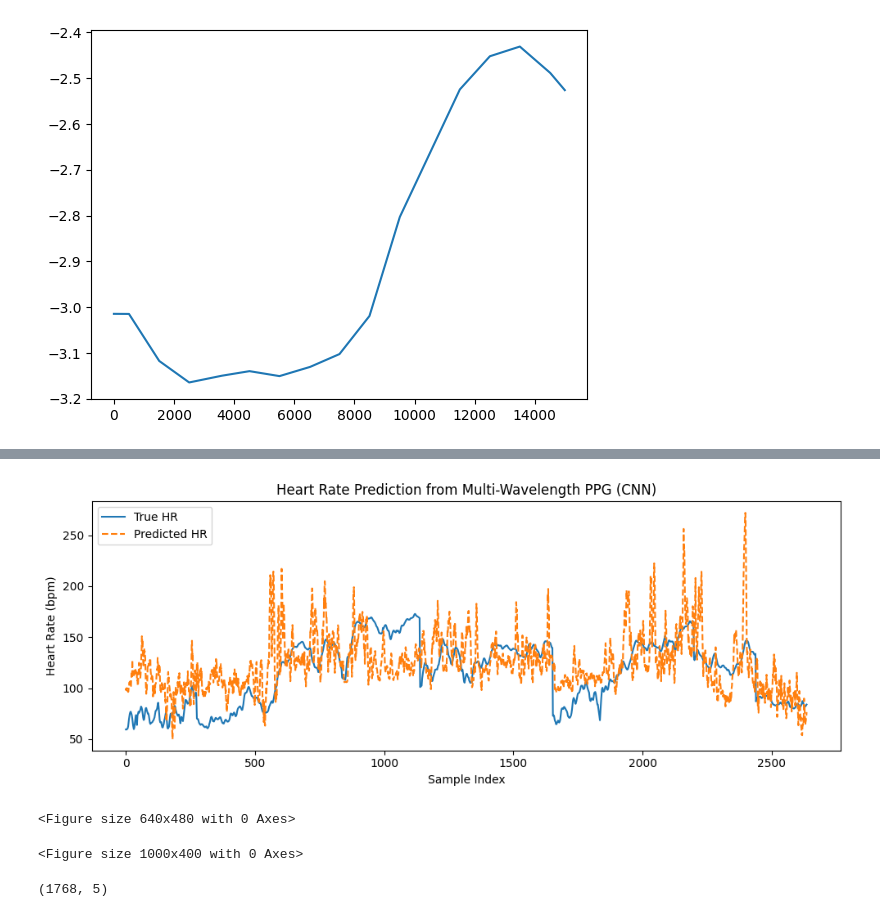
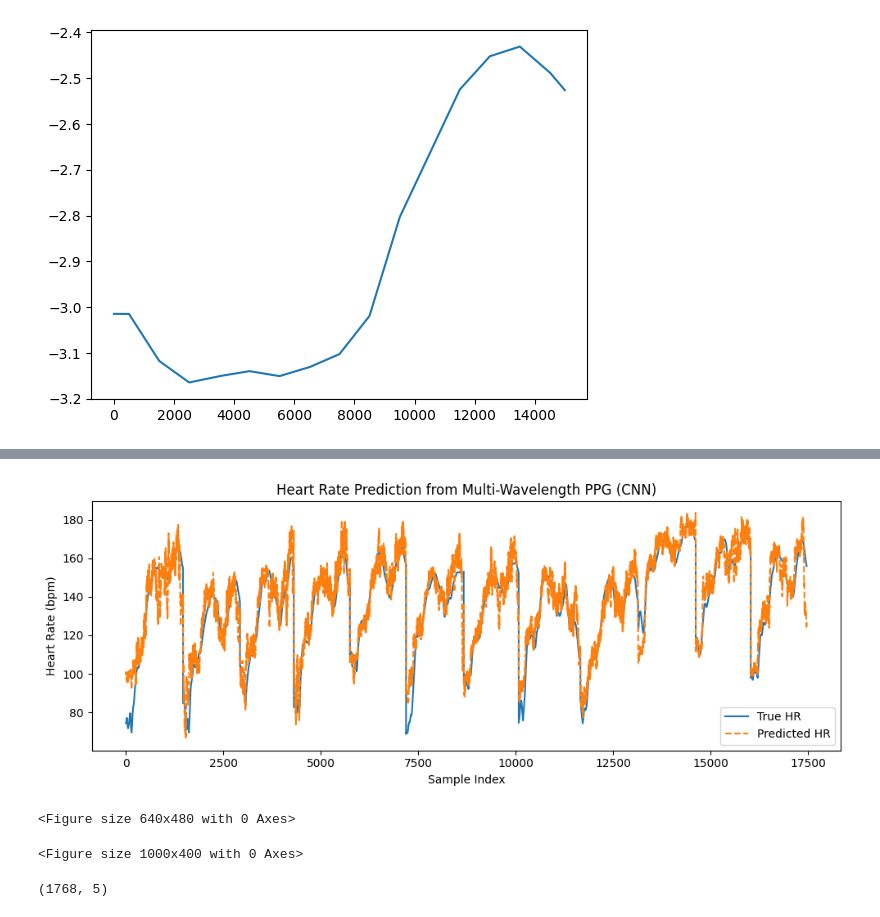
Before and after one commit to kallepalomaki/HeartRate, a Jupyter notebook: ppg_ieee_windowed.ipynb, the cells around one changed output, grey strips where cells are left out. Drawn from its saved outputs; the diff is of its cells as text; code cells hidden in the pictures.

Commit message:
fixed time alignment bug in the windowed version

```diff
--- a/ppg_ieee_windowed.ipynb
+++ b/ppg_ieee_windowed.ipynb
@@ -211,6 +197,6 @@ y_train_tmp_np.shape
 # %%
 W=1000
-step=50
+step=100
 
 
 def window_data(X,y,W,step,y_change_idx):
@@ -220,8 +206,9 @@ def window_data(X,y,W,step,y_change_idx):
     y_np=np.empty((0))
     for idx in y_change_idx:
         print(idx_prev,idx)
-        y_splitted=y[idx_prev+1:idx]
-        X_splitted=X[idx_prev+1:idx,:].squeeze(2)
+        y_splitted=y[idx_prev+1:idx-1000]
+        #print(X.shape)
+        X_splitted=X[idx_prev+1:idx-1000,:]
         #print(X_train_splitted.shape)
         for idx_fea in range(nu_fea):
             mean=X_splitted[:,idx_fea].mean()
@@ -236,14 +223,14 @@ def window_data(X,y,W,step,y_change_idx):
         #print(X_train_np.shape, y_train_np.shape, y_train_windowed_one.shape, X_train_windowed_one.shape)
         idx_prev=idx
         #plt.figure(1)
-        #plt.plot(y_train_splitted)
+        #plt.plot(y_splitted)
         #plt.figure(2)
-        #plt.plot(X_train_splitted[:,0])
+        #plt.plot(X_splitted)
         #plt.show()
         #input('a')
     X_np=X_np.transpose(0,2,1)
     return X_np, y_np
 
-X_train_np, y_train_np=window_data(X_train_tmp_np0, y_train_tmp_np, W, step, y_train_change_idx)
-X_test_np, y_test_np=window_data(X_test_tmp_np0, y_test_tmp_np, W, 500, y_test_change_idx)
+X_train_np, y_train_np=window_data(X_train_tmp_np, y_train_tmp_np, W, step, y_train_change_idx)
+X_test_np, y_test_np=window_data(X_test_tmp_np, y_test_tmp_np, W, 500, y_test_change_idx)
 # %% [output]
@@ -278,13 +265,5 @@ plt.plot(X_train_tmp_np[:1000,0]+1)
 # %%
-# Train/test split
-#n_samples = 1000
 
-#split = int(0.8 * n_samples)
-#X_train, X_test = X[:split], X[split:n_samples]
-#y_train, y_test = y[:split], y[split:n_samples]
-# Convert X_train DataFrame to a NumPy array
-#X_train_np = np.array([row.values for _, row in X_train.iterrows()])
-#y_train_np = np.array(y_train)
 
 # Convert to PyTorch tensors
 X_train_tensor = torch.tensor(X_train_np, dtype=torch.float32)
@@ -292,7 +271,7 @@ y_train_tensor = torch.tensor(y_train_np, dtype=torch.float32).unsqueeze(1)
 X_test_tensor = torch.tensor(X_test_np, dtype=torch.float32)
 y_test_tensor = torch.tensor(y_test_np, dtype=torch.float32).unsqueeze(1)
 
-train_loader = DataLoader(TensorDataset(X_train_tensor, y_train_tensor), batch_size=32, shuffle=True)
+train_loader = DataLoader(TensorDataset(X_train_tensor, y_train_tensor), batch_size=1024, shuffle=True)
 test_loader = DataLoader(TensorDataset(X_test_tensor, y_test_tensor))
 # %%
 y_train_np.shape
@@ -318,10 +297,10 @@ torch_plotter(X_train_tensor)
 class PPGCNN(nn.Module):
     def __init__(self):
         super(PPGCNN, self).__init__()
-        out_channels=5
+        out_channels=30
         self.conv1 = nn.Conv1d(in_channels=5, out_channels=out_channels, kernel_size=200, padding=5)
         self.relu = nn.ReLU() #Tanh() #ReLU()
-        self.dropout = nn.Dropout(0.7)
+        self.dropout = nn.Dropout(0.5)
         self.pool = nn.AdaptiveAvgPool1d(1)
         self.fc = nn.Linear(out_channels, 1)
 
@@ -346,9 +325,9 @@ model = PPGCNN()
 #model = PPGTransformer()
 
 criterion = nn.MSELoss()
-optimizer = optim.Adam(model.parameters(), lr=0.0001)
+optimizer = optim.Adam(model.parameters(), lr=0.001)
 
-n_epochs = 25
+n_epochs = 5
 for epoch in range(n_epochs):
     model.train()
     total_loss = 0
@@ -452,31 +411,31 @@ limited_delay_estimation(preds[:-6],targets[6:])
 # %%
 # 5. Plot predictions
 plt.figure(figsize=(10, 4))
-plt.plot(targets[8:], label="True HR")
-plt.plot(preds[:-8], label="Predicted HR", linestyle='--')
+plt.plot(targets, label="True HR")
+plt.plot(preds, label="Predicted HR", linestyle='--')
 plt.title("Heart Rate Prediction from Multi-Wavelength PPG (CNN)")
 plt.xlabel("Sample Index")
 plt.ylabel("Heart Rate (bpm)")
 plt.legend()
 plt.tight_layout()
 plt.show()
 plt.clf()  # Clear the figure to avoid any interference with the next plot
 plt.figure(figsize=(10, 4))
 
 # 6. Plot PPG data
 for i in range(100):
     if np.max(np.abs(X_train_np[i,0,:]))>200:
         plt.plot(X_train_np[i,0,:], label="PPG Signal")  # Assuming X is your input PPG data
         plt.title("PPG Signal for Sample 0")
         plt.xlabel("Sample Index")
         plt.ylabel("PPG Amplitude")
         plt.legend()
         plt.tight_layout()
         plt.show()  # Display the second plot
         print(i)
         input('a')
 # %% [output]
-[figure, old version]
+[figure, new version]
 <Figure size 640x480 with 0 Axes>
 <Figure size 1000x400 with 0 Axes>
 # %%
```
Also changed, not shown: parts of 14 cells of this notebook, 1 other file.
